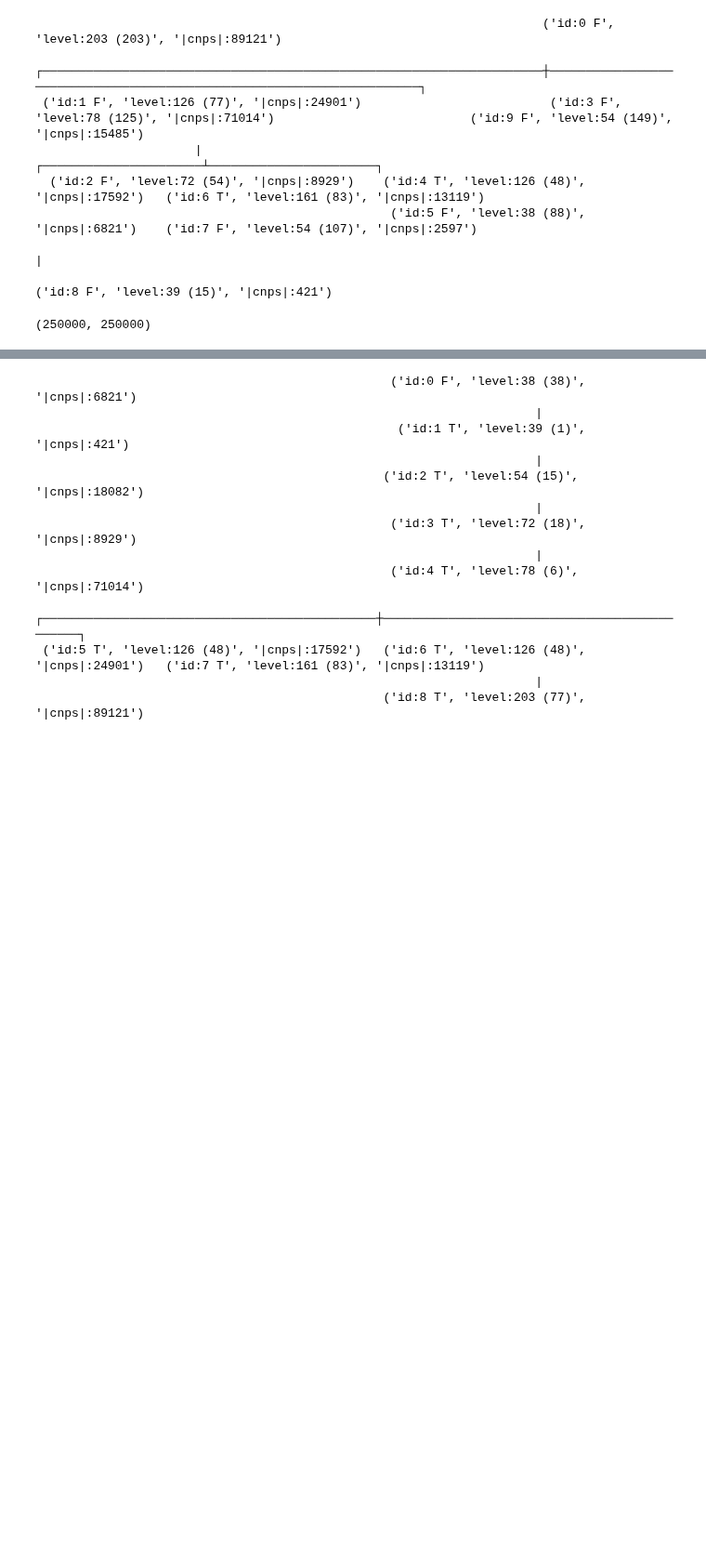
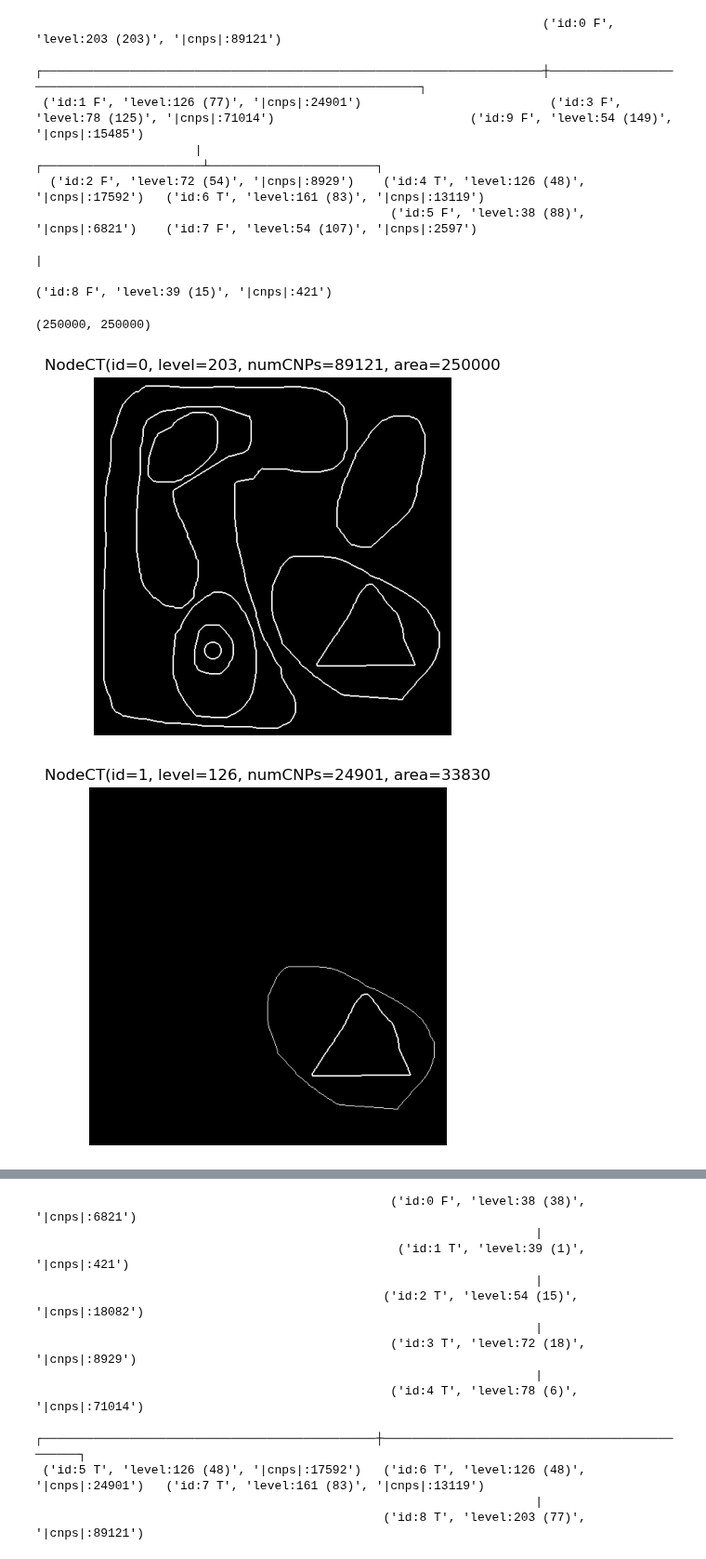
Before and after one commit to wonderalexandre/mmcfilters, a Jupyter notebook: notebooks/Attribute_Filters.ipynb, the cells around one changed output, grey strips where cells are left out. Shown at 93% size. Drawn from its saved outputs; the diff is of its cells as text; code cells hidden in the pictures; blank space fills up the shorter version.

```diff
--- a/notebooks/Attribute_Filters.ipynb
+++ b/notebooks/Attribute_Filters.ipynb
@@ -38,9 +38,9 @@ if(ok):
 # %% [output]
 Atributos verificados, tudo ok!
 # %%
-maxtree = mmcfilters.ComponentTree(imgInput, num_rows, num_cols, True, 1.5)
-mintree = mmcfilters.ComponentTree(imgInput, num_rows, num_cols, False, 1.5)
-tos = mmcfilters.ComponentTree(imgInput, num_rows, num_cols)
+maxtree = mmcfilters.MorphologicalTree(imgInput, num_rows, num_cols, True, 1.5)
+mintree = mmcfilters.MorphologicalTree(imgInput, num_rows, num_cols, False, 1.5)
+tos = mmcfilters.MorphologicalTree(imgInput, num_rows, num_cols)
 
 filterMaxtree = mmcfilters.AttributeFilters(maxtree)
 filterMintree = mmcfilters.AttributeFilters(mintree)
@@ -137,3 +137,26 @@ sum, (num_rows * num_cols)
                                                                                                                     |
                                                                                                 ('id:8 F', 'level:39 (15)', '|cnps|:421')
 (250000, 250000)
+# %%
+def plotCountors(pixels, node, num_rows, num_cols):
+    contour_img = np.zeros((num_rows, num_cols), dtype=np.uint8)
+
+    for p in pixels:
+        row = p // num_cols
+        col = p % num_cols
+        contour_img[row, col] = 255
+
+    # Plotar com matplotlib
+    plt.figure(figsize=(5, 5))
+    plt.imshow(contour_img, cmap='gray')
+    plt.title(node)
+    plt.axis('off')
+    plt.show()
+
+countors = mmcfilters.Attribute.extractCountors(tos)
+nodes = tos.listNodes
+for node in nodes:
+    plotCountors(countors[node.id], node, num_rows, num_cols)
+# %% [output]
+[figure, added]
+[figure, added]
```
Also changed, not shown: parts of 2 cells of this notebook, 41 other files.
